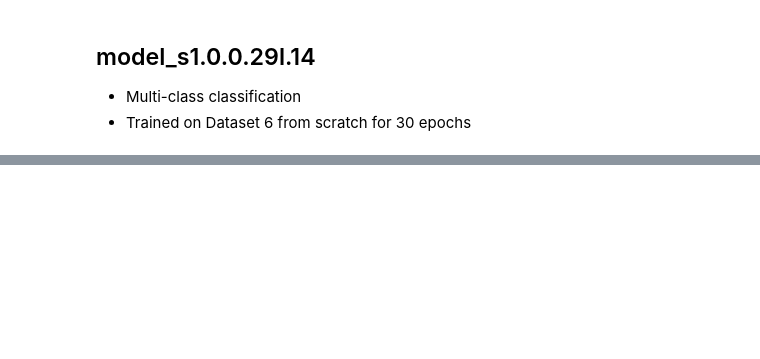
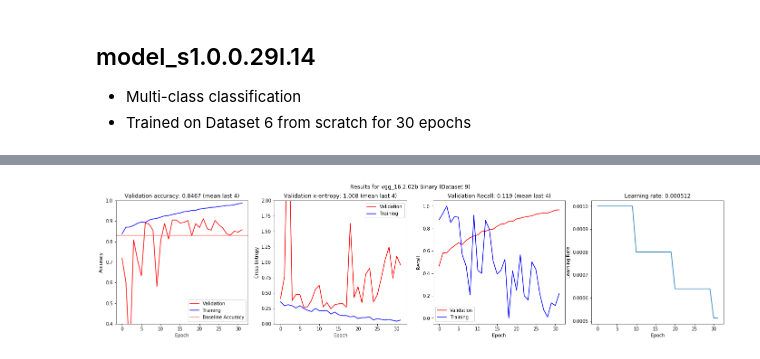
Before and after one commit to escuccim/mias-mammography, a Jupyter notebook: convnet_training_metrics.ipynb, the cells around one changed output, grey strips where cells are left out. Saved outputs shown, nothing was run; the diff lists cells and outputs as text; code cells hidden in the pictures; blank space fills up the shorter version.

```diff
--- a/convnet_training_metrics.ipynb
+++ b/convnet_training_metrics.ipynb
@@ -73,0 +32,4 @@ plot_metrics(train_acc_values, valid_acc_values, train_cost_values, valid_cost_v
+# %%
+plot_metrics("vgg_16.2.02b")
+# %% [output]
+[figure, added]
```
Also changed, not shown: parts of 16 cells of this notebook, 7 other files.
